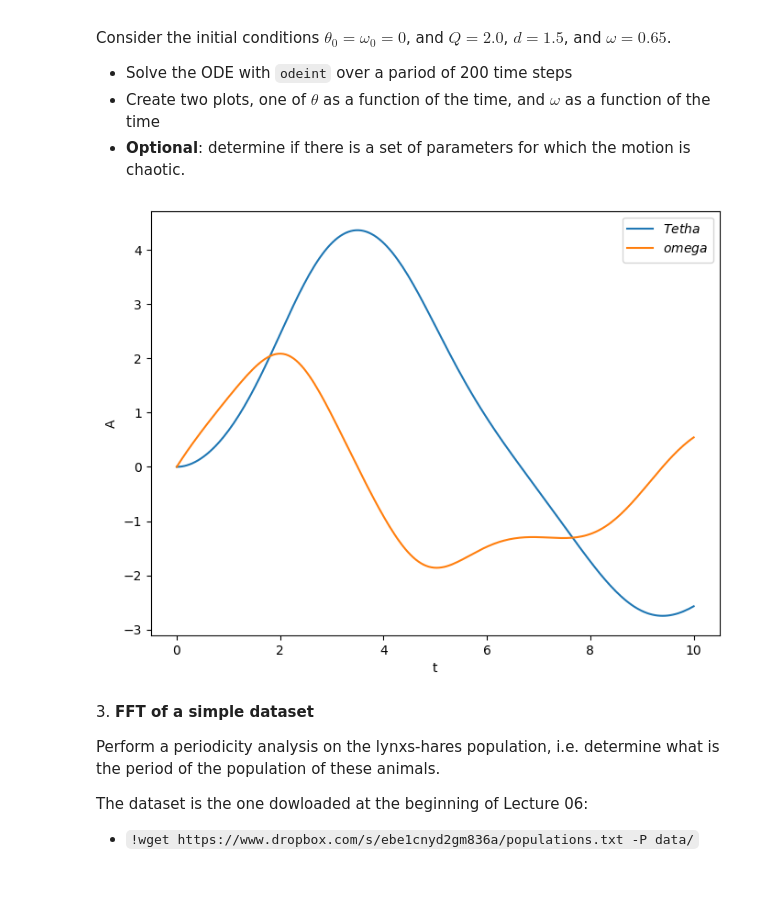
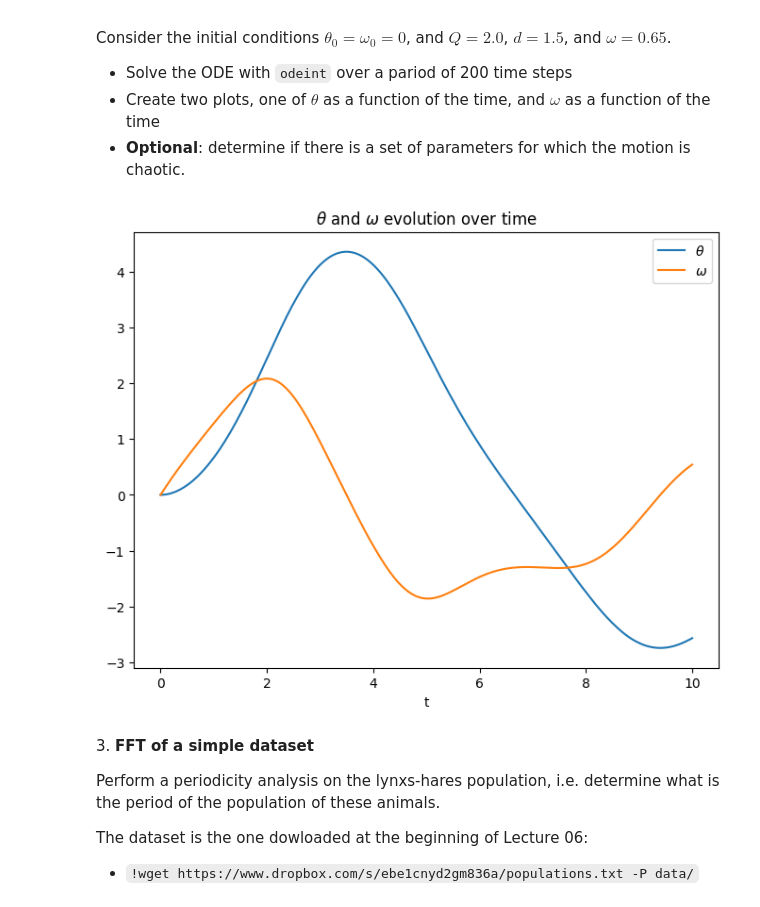
Before and after one commit to PietroTarga/ScientificComputingWithPython2022, a Jupyter notebook: 09ex_numerical.ipynb, the cells around one changed output. Cells and saved outputs as stored; diff of their text form; code cells hidden in the pictures.

```diff
--- a/09ex_numerical.ipynb
+++ b/09ex_numerical.ipynb
@@ -100,50 +100,30 @@ Consider the initial conditions $\theta_0 = \omega_0 = 0$, and $Q = 2.0$, $d = 1
 # %%
 from scipy.integrate import odeint
 import math as mt
 
 Q = 2.0
 d = 1.5
 Omega = 0.65
 
 def derivative(X, time, Q, d, Omega):
-    return (X[1], (-1/Q)*X[1] + mt.sin(X[0]) + d*mt.cos(Omega*time))  #DA INTERNET PARE SIA -sin
+    return (X[1], (-1/Q)*X[1] + mt.sin(X[0]) + d*mt.cos(Omega*time))
 
-t = np.linspace(0, 10, 200)   #Da capire cosa intende per 200 time steps
+t = np.linspace(0, 10, 200)
 
 
 X_init = (0,0)
 
 X = odeint(derivative, X_init, t, args=(Q, d, Omega))
 
 plt.figure(figsize=(8, 6))
-plt.plot(t, X[:, 0], label="$Tetha$")
-plt.plot(t, X[:, 1], label="$omega$")
+plt.title('$\u03B8$ and $\u03C9$ evolution over time')
+plt.plot(t, X[:, 0], label="$\u03B8$")
+plt.plot(t, X[:, 1], label="$\u03C9$")
 plt.xlabel('t')
-plt.ylabel('A')
 plt.legend(loc='best')
 plt.show()
-
-
-
-# def derivative(X, time, Q, d, Omega):
-#     return (X[1], (-1/Q)*X[1] + np.sin(X[0]) + d*np.cos(X[2]), Omega )  #DA INTERNET PARE SIA -sin
-
-# t = np.linspace(0, 200, 200)   #Da capire cosa intende per 200 time steps
-
-
-# X_init = (0,0,Omega)
-
-# X = odeint(derivative, X_init, t, args=(Q, d, Omega))
-
-# plt.figure(figsize=(8, 6))
-# plt.plot(t, X[:, 0], label="$Tetha$")
-# plt.plot(t, X[:, 1], label="$omega$")
-# plt.xlabel('t')
-# plt.ylabel('A')
-# plt.legend(loc='best')
-# plt.show()
 # %% [output]
-[figure, old version]
+[figure, new version]
 # %% [markdown]
 3\. **FFT of a simple dataset**
 
```
Also changed, not shown: parts of 2 cells of this notebook, 2 other files.
